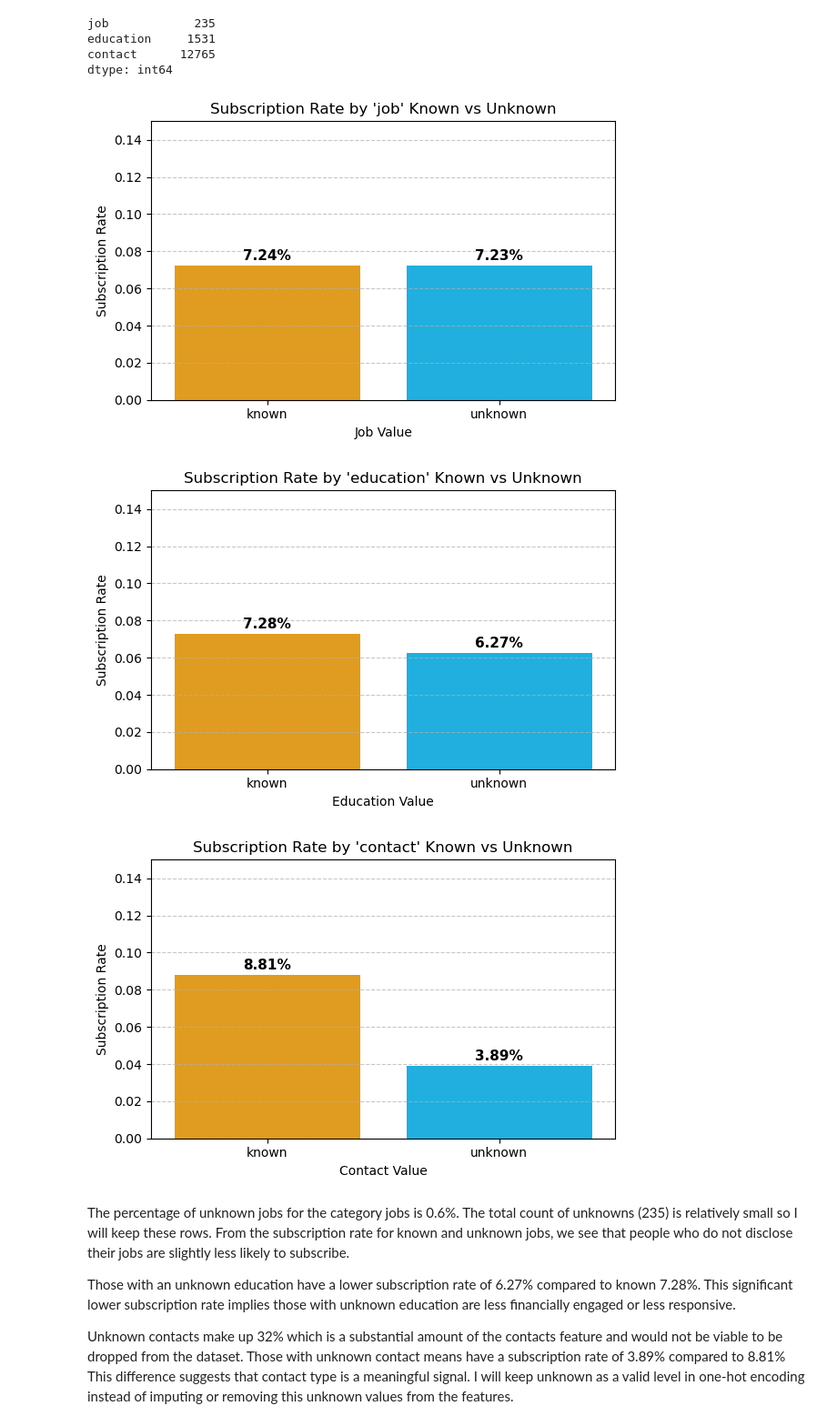
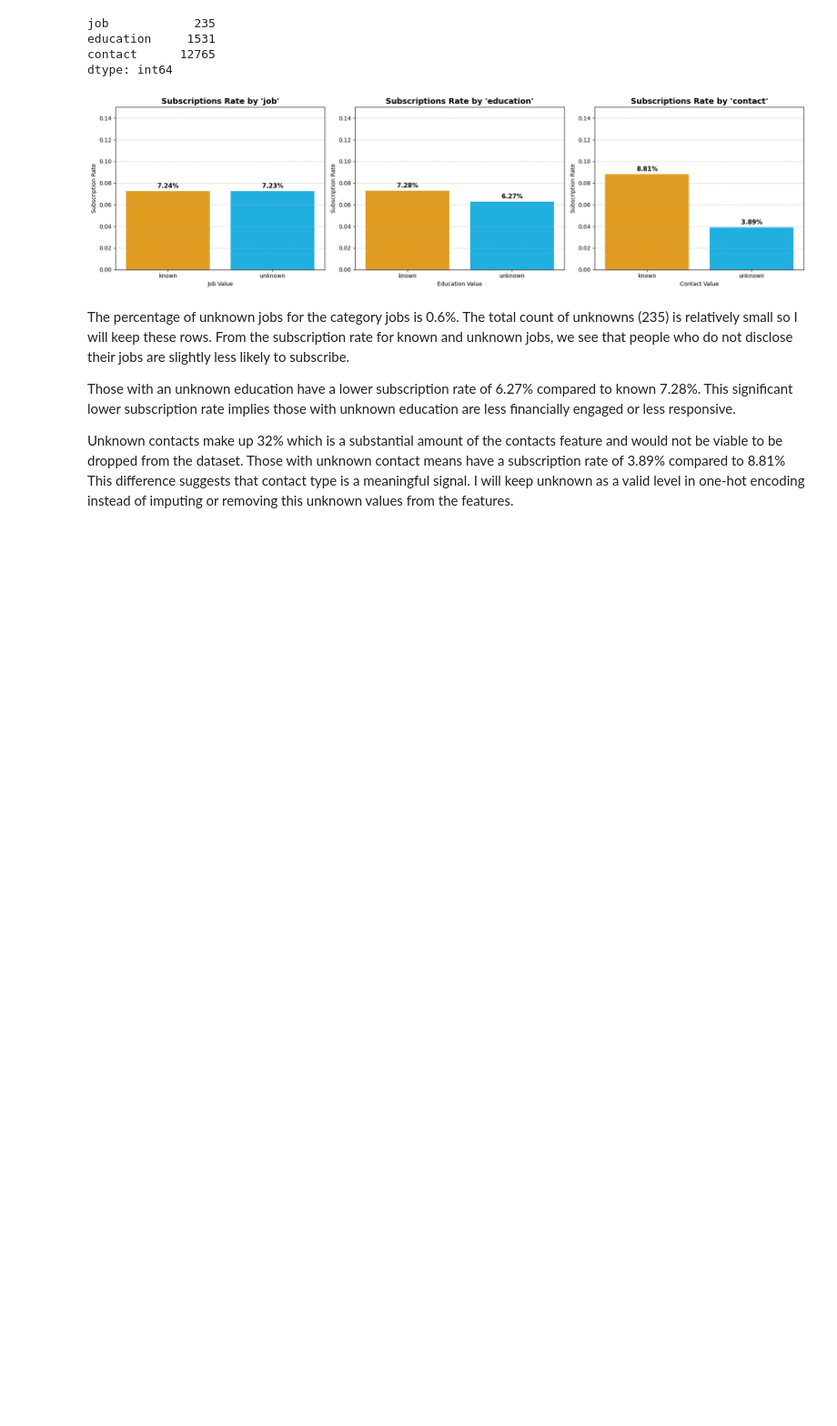
Before and after one commit to Sooihk/Apziva-Project-Term-Deposit-Marketing, a Jupyter notebook: notebooks/term_deposit_marketing.ipynb, the cells around one changed output. Shown at 91% size. Drawn from its saved outputs; the diff is of its cells as text; code cells hidden in the pictures; blank space fills up the shorter version.

Commit message:
Edited EDA plots

```diff
--- a/notebooks/term_deposit_marketing.ipynb
+++ b/notebooks/term_deposit_marketing.ipynb
@@ -94,48 +94,51 @@ def plot_unknowns(term_deposit):
     # Convert target to binary
     unknown_deposit["y"] = unknown_deposit["y"].map({"yes": 1, "no": 0})
 
     # features that contain unknown values
     unknown_features = ['job','education','contact']
 
     # loop creates new binary columns that indicate whether each row in a feature has unknown value
     """
     - Creates a new binary column for each feature (e.g., job_unknown)
-    - True → if the row has value `unknown`
-    - False → otherwise
+    - True : if the row has value `unknown`
+    - False : otherwise
     This allows comparsion between "known" vs "unknown" groups.
     """
     for feature in unknown_features:
         unknown_deposit[f"{feature}_unknown"] = unknown_deposit[feature] == 'unknown'
 
+    # Create a 1x3 subplot grid
+    fig, axes = plt.subplots(nrows=1, ncols=3, figsize=(18,5))
+
     # Plot success rates (proportion of y=1) for 'unknown' vs 'known' in each feature
-    for feature in unknown_features:
+    for i, feature in enumerate(unknown_features):
         col = f"{feature}_unknown"
         # compute the average of y (subscription) for each T/F group
         rate_term_deposit = unknown_deposit.groupby(col)["y"].mean().reset_index()
         # Relabel True and False
         rate_term_deposit[col] = rate_term_deposit[col].map({True: "unknown", False: "known"})
 
-        plt.figure(figsize=(6, 4))
-        ax = sns.barplot(data=rate_term_deposit, x=col, y="y", hue=col, palette=["orange", "deepskyblue"], legend=False)
+        ax = axes[i]
+        ax = sns.barplot(data=rate_term_deposit, x=col, y="y", hue=col, palette=["orange", "deepskyblue"], legend=False, ax=ax)
+
          # Add percentage labels above bars
         for p in ax.patches:
             height = p.get_height()
             ax.text(p.get_x() + p.get_width() / 2., height + 0.003,
                     f'{height * 100:.2f}%', ha="center", fontsize=11, fontweight='bold')
 
-        plt.title(f"Subscription Rate by '{feature}' Known vs Unknown")
-        plt.ylabel("Subscription Rate")
-        plt.xlabel(f"{feature.capitalize()} Value")
-        plt.ylim(0, 0.15)
-        plt.grid(axis='y', linestyle='--', alpha=0.7)
-        plt.tight_layout()
-        plt.show()
+        ax.set_title(f"Subscriptions Rate by '{feature}'", fontsize=14, fontweight='bold')
+        ax.set_ylabel('Subscription Rate')
+        ax.set_xlabel(f'{feature.capitalize()} Value')
+        ax.set_ylim(0,0.15)
+        ax.grid(axis='y', linestyle='--', alpha=0.7)
+
+    plt.tight_layout()
+    plt.show()
 
 plot_unknowns(term_deposit)
 # %% [output]
-[figure, old version]
+[figure, new version]
-[figure, removed]
-[figure, removed]
 # %% [markdown]
 The percentage of unknown jobs for the category jobs is 0.6%. The total count of unknowns (235) is relatively small so I will keep these rows. From the subscription rate for known and unknown jobs, we see that people who do not disclose their jobs are slightly less likely to subscribe.
 
```
Also changed, not shown: parts of 8 cells of this notebook.
